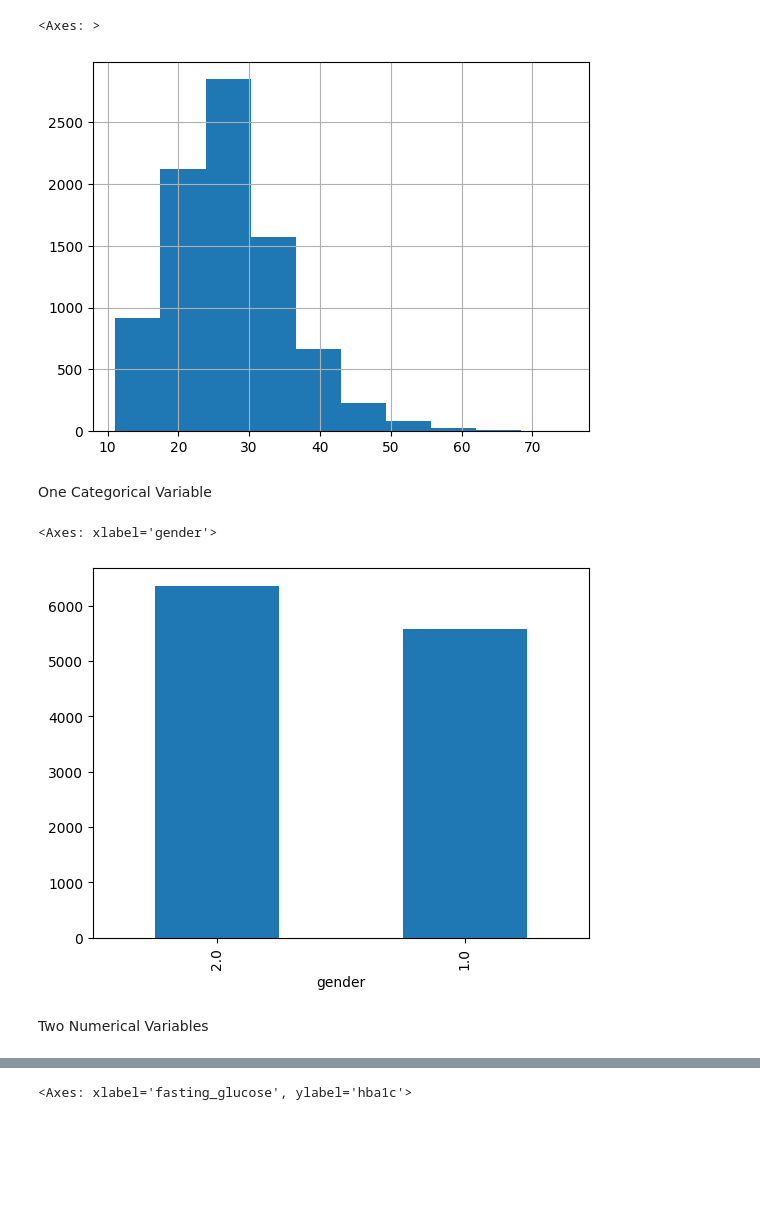
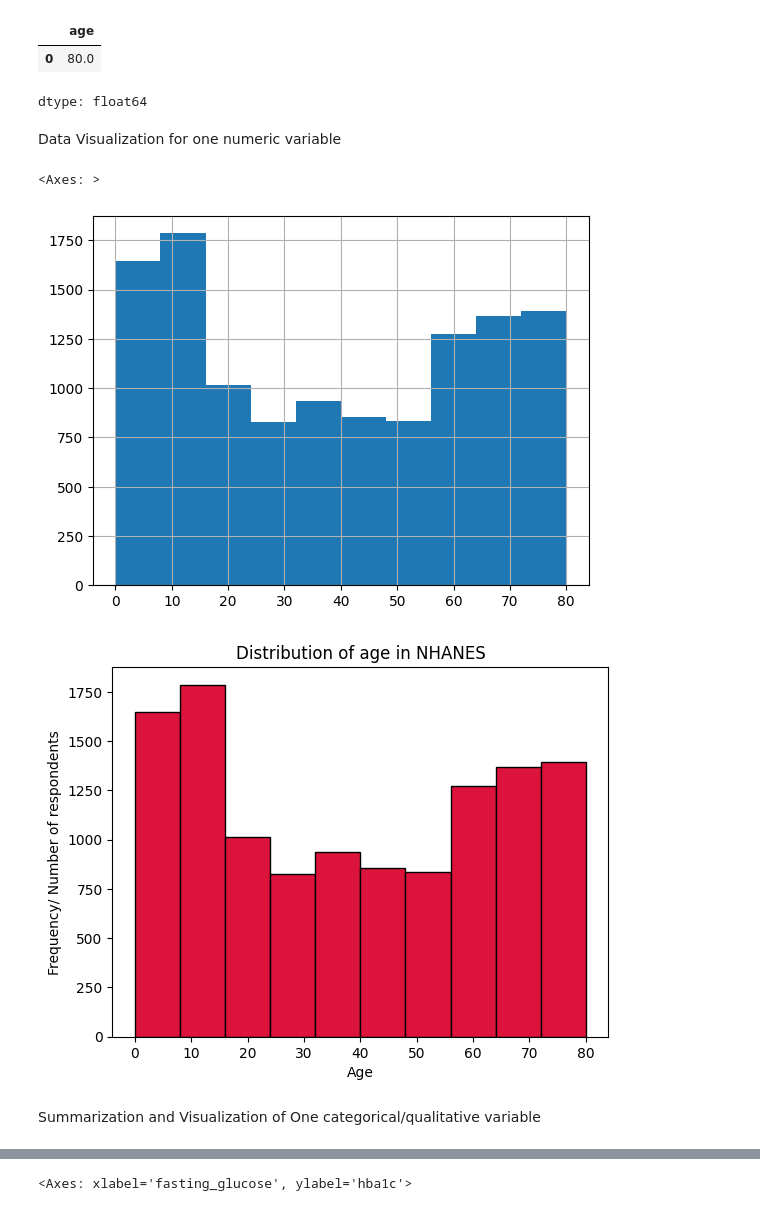
Before and after one commit to osoliman/DSC110, a Jupyter notebook: Description/DSC110_Description_Data_Visualization.ipynb, the cells around one changed output, grey strips where cells are left out. Saved outputs shown, nothing was run; the diff lists cells and outputs as text; code cells hidden in the pictures; blank space fills up the shorter version.

```diff
--- a/Description/DSC110_Description_Data_Visualization.ipynb
+++ b/Description/DSC110_Description_Data_Visualization.ipynb
@@ -21,14 +123,23 @@ One Numerical Variable
+# %%
+df['age'].mode()
+# %% [output]
+|  | age |
+| 0 | 80.0 |
+dtype: float64
+# %% [markdown]
+Data Visualization for one numeric variable
 # %%
-df['bmi'].hist()
+df['age'].hist()
 # %% [output]
 <Axes: >
-[figure, old version]
+[figure, new version]
-# %% [markdown]
-One Categorical Variable
-# %%
-df['gender'].value_counts().plot(kind='bar')
-# %% [output]
-<Axes: xlabel='gender'>
-[figure, removed]
-# %% [markdown]
-Two Numerical Variables
+# %%
+df['age'].hist(edgecolor = 'black', color = 'crimson')
+plt.title("Distribution of age in NHANES")
+plt.ylabel("Frequency/ Number of respondents")
+plt.xlabel("Age")
+plt.grid(False)
+# %% [output]
+[figure, added]
+# %% [markdown]
+Summarization and Visualization of One categorical/qualitative variable
```
Also changed, not shown: parts of 44 cells of this notebook.
